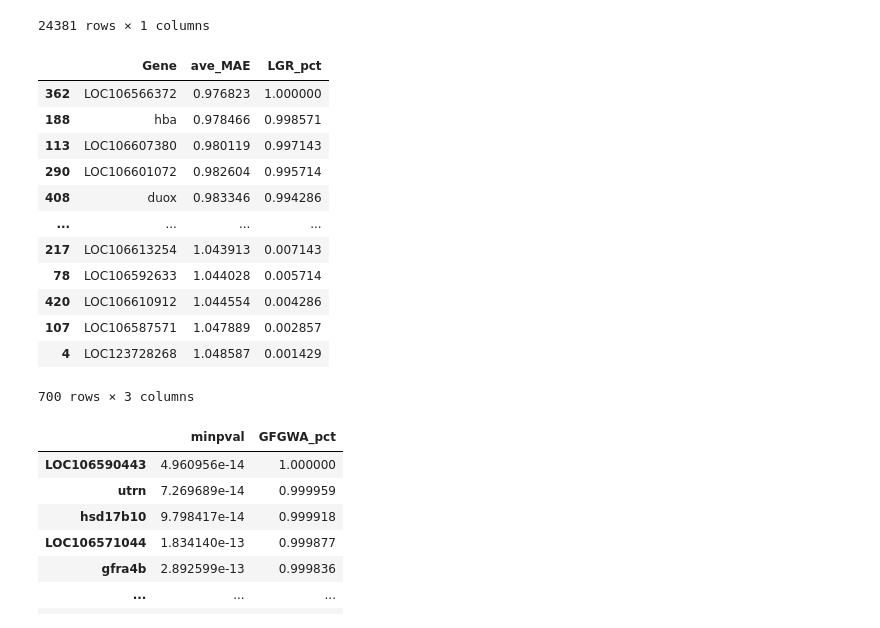
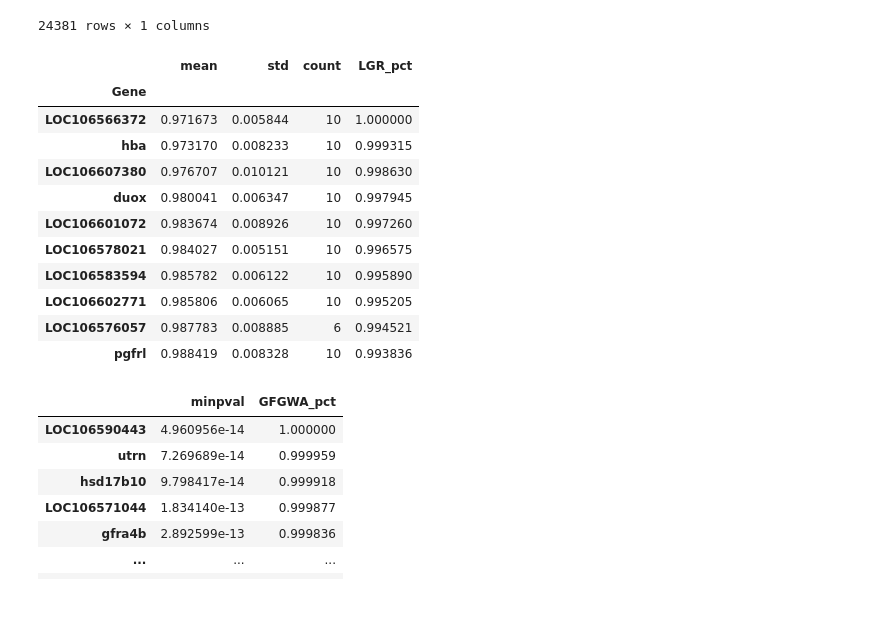
Before and after one commit to EBI-Metagenomics/causal_multi-omics_recommender, a Jupyter notebook: code/nexus/combine_results.ipynb, the cells around one changed output. Saved outputs shown, nothing was run; the diff lists cells and outputs as text; code cells hidden in the pictures.

```diff
--- a/code/nexus/combine_results.ipynb
+++ b/code/nexus/combine_results.ipynb
@@ -21,0 +35,4 @@ LGR_df
+# %%
+mean_df = aggregate_df.groupby("Gene").mean()
+mean_df.rename(columns={"ave_MAE": "mean"}, inplace=True)
+mean_df
@@ -21,0 +54,4 @@ LGR_df
+# %%
+std_df = aggregate_df.groupby("Gene").std()
+std_df.rename(columns={"ave_MAE": "std"}, inplace=True)
+std_df
@@ -21,0 +73,4 @@ LGR_df
+# %%
+count_df = aggregate_df.groupby("Gene").count()
+count_df.rename(columns={"ave_MAE": "count"}, inplace=True)
+count_df
@@ -21,0 +92,3 @@ LGR_df
+# %%
+LGR_agg_df = pd.concat([mean_df, std_df, count_df], axis=1)
+LGR_agg_df
@@ -40,19 +167,21 @@ GFGWA_df
 # %%
 # Add percentiles
 LGR_df["LGR_pct"] = LGR_df["ave_MAE"].rank(pct=True, ascending=False)
 LGR_df.sort_values(by="LGR_pct", ascending=False, inplace=True)
 LGR_df
+LGR_agg_df["LGR_pct"] = LGR_agg_df["mean"].rank(pct=True, ascending=False)
+LGR_agg_df.sort_values(by="LGR_pct", ascending=False, inplace=True)
+LGR_agg_df.head(10)
 # %% [output]
-|  | Gene | ave_MAE | LGR_pct |
-| 362 | LOC106566372 | 0.976823 | 1.000000 |
-| 188 | hba | 0.978466 | 0.998571 |
-| 113 | LOC106607380 | 0.980119 | 0.997143 |
-| 290 | LOC106601072 | 0.982604 | 0.995714 |
-| 408 | duox | 0.983346 | 0.994286 |
-| ... | ... | ... | ... |
-| 217 | LOC106613254 | 1.043913 | 0.007143 |
-| 78 | LOC106592633 | 1.044028 | 0.005714 |
-| 420 | LOC106610912 | 1.044554 | 0.004286 |
-| 107 | LOC106587571 | 1.047889 | 0.002857 |
-| 4 | LOC123728268 | 1.048587 | 0.001429 |
+|  | mean | std | count | LGR_pct |
+| Gene |  |  |  |  |
+| LOC106566372 | 0.971673 | 0.005844 | 10 | 1.000000 |
+| hba | 0.973170 | 0.008233 | 10 | 0.999315 |
+| LOC106607380 | 0.976707 | 0.010121 | 10 | 0.998630 |
+| duox | 0.980041 | 0.006347 | 10 | 0.997945 |
+| LOC106601072 | 0.983674 | 0.008926 | 10 | 0.997260 |
+| LOC106578021 | 0.984027 | 0.005151 | 10 | 0.996575 |
+| LOC106583594 | 0.985782 | 0.006122 | 10 | 0.995890 |
+| LOC106602771 | 0.985806 | 0.006065 | 10 | 0.995205 |
+| LOC106576057 | 0.987783 | 0.008885 | 6 | 0.994521 |
+| pgfrl | 0.988419 | 0.008328 | 10 | 0.993836 |
-700 rows × 3 columns
```
Also changed, not shown: parts of 14 cells of this notebook, 4 other files.
